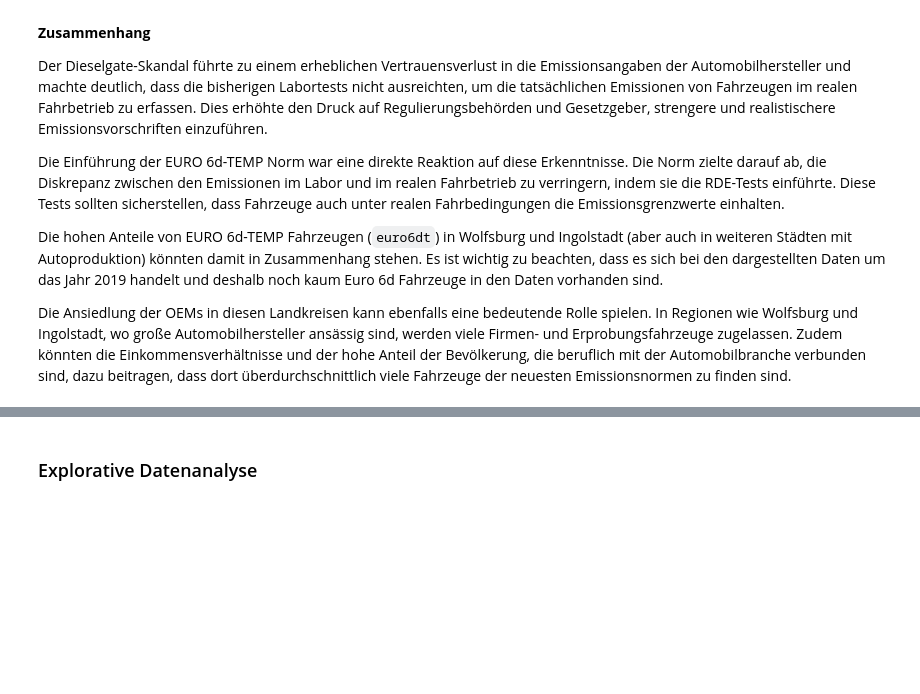
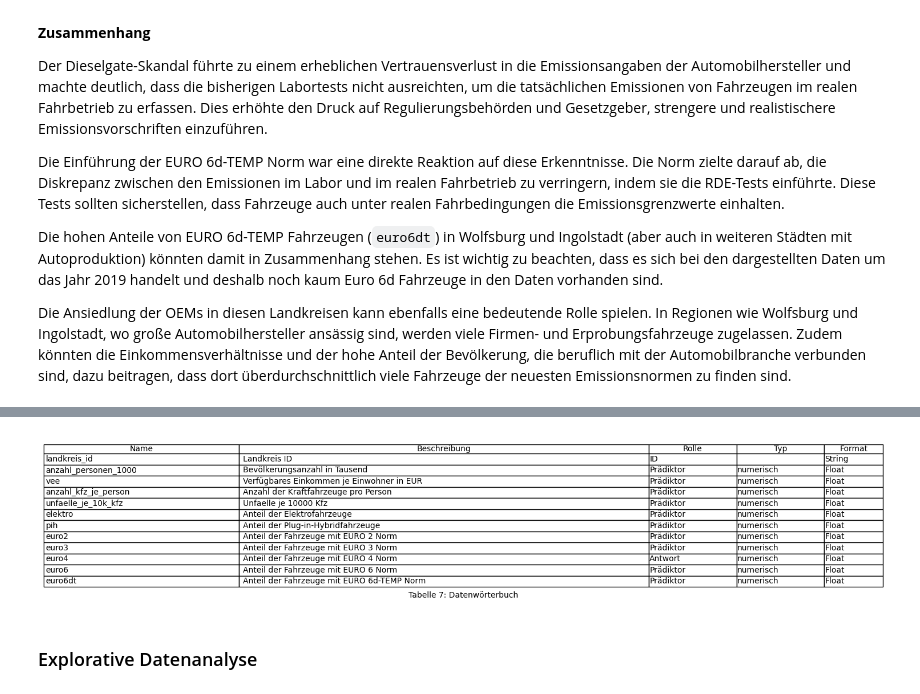
Before and after one commit to mn086/project, a Jupyter notebook: reports/report.ipynb, the cells around one changed output, grey strips where cells are left out. Saved outputs shown, nothing was run; the diff lists cells and outputs as text; code cells hidden in the pictures; blank space fills up the shorter version.

Commit message:
Datenwörterbuch erstellt

```diff
--- a/reports/report.ipynb
+++ b/reports/report.ipynb
@@ -221,3 +224,7 @@ Die Ansiedlung der OEMs in diesen Landkreisen kann ebenfalls eine bedeutende Rol
+# %%
+create_table_figure(df_data_dictionary, 'Tabelle 7: Datenwörterbuch')
+# %% [output]
+[figure, added]
 # %% [markdown]
 ### Explorative Datenanalyse
 # %% [markdown]
```
Also changed, not shown: parts of 3 cells of this notebook, 1 other file.
